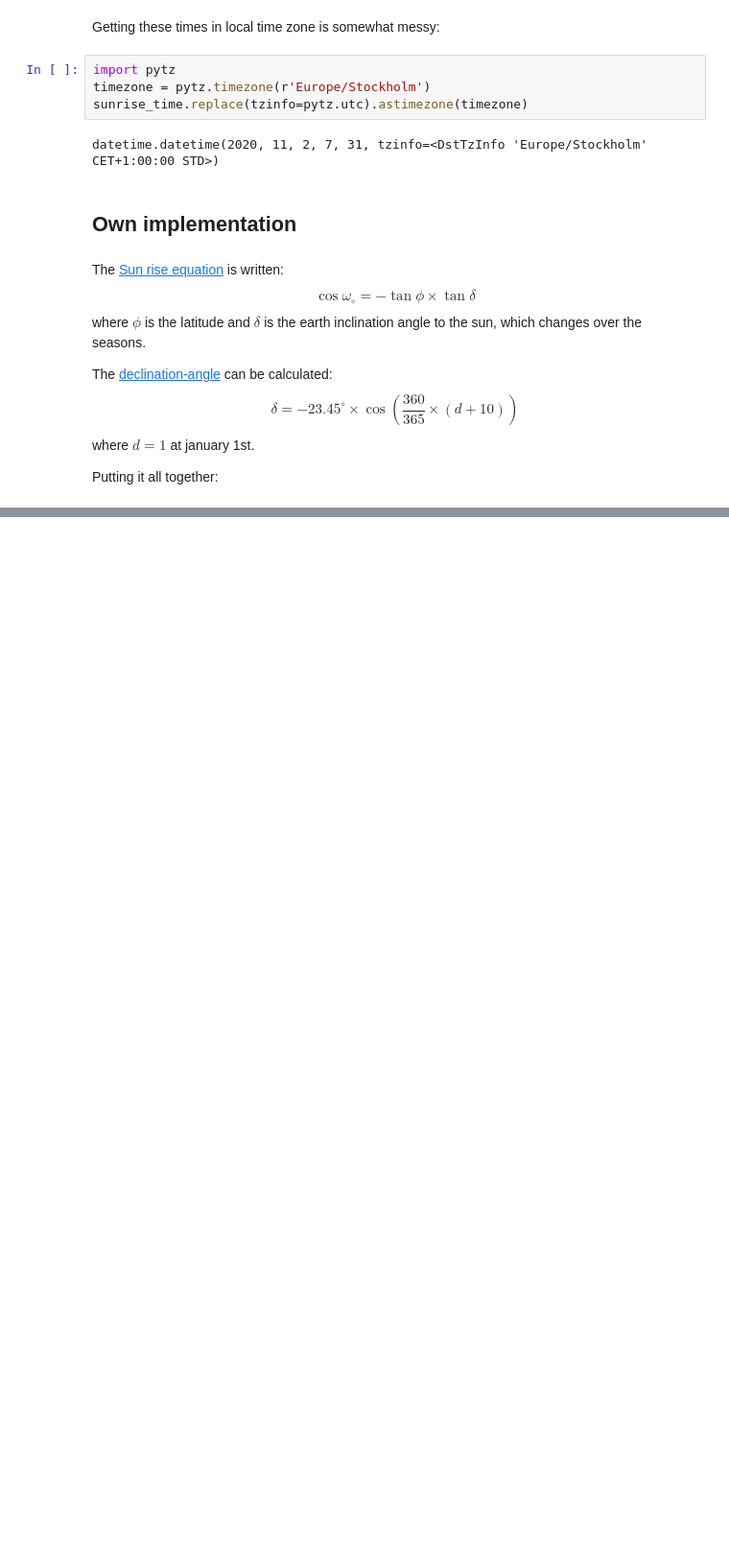
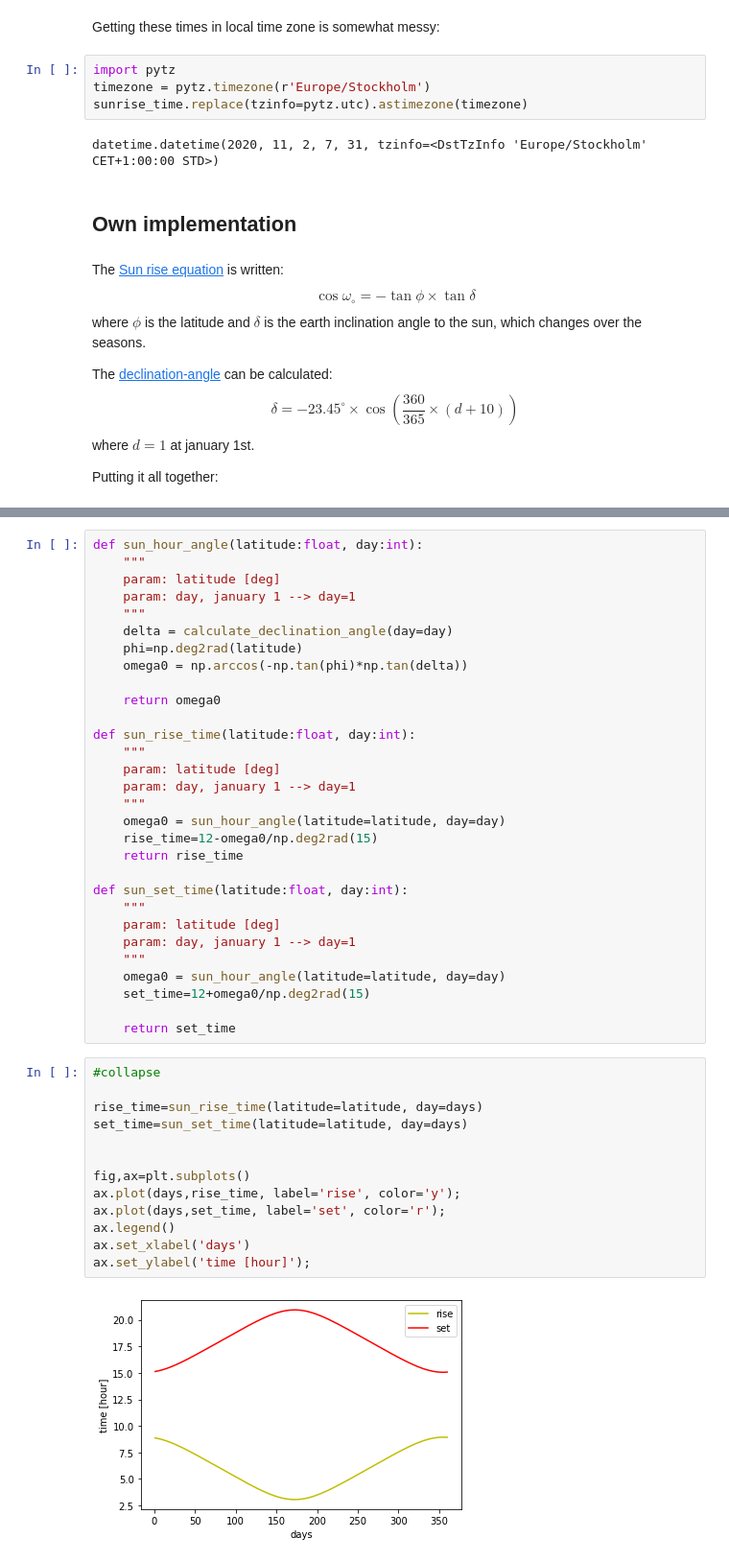
Before and after one commit to martinlarsalbert/feature_selection, a Jupyter notebook: _notebooks/2020-11-02_01_here_comes_the_sun.ipynb, the cells around one changed output, grey strips where cells are left out. Shown at 96% size. Cells and saved outputs as stored; diff of their text form; blank space fills up the shorter version.

```diff
--- a/_notebooks/2020-11-02_01_here_comes_the_sun.ipynb
+++ b/_notebooks/2020-11-02_01_here_comes_the_sun.ipynb
@@ -148,0 +134,45 @@ calculate_declination_angle(day=day)
+# %%
+def sun_hour_angle(latitude:float, day:int):
+    """
+    param: latitude [deg]
+    param: day, january 1 --> day=1
+    """
+    delta = calculate_declination_angle(day=day)
+    phi=np.deg2rad(latitude)
+    omega0 = np.arccos(-np.tan(phi)*np.tan(delta))
+
+    return omega0
+
+def sun_rise_time(latitude:float, day:int):
+    """
+    param: latitude [deg]
+    param: day, january 1 --> day=1
+    """
+    omega0 = sun_hour_angle(latitude=latitude, day=day)
+    rise_time=12-omega0/np.deg2rad(15)
+    return rise_time
+
+def sun_set_time(latitude:float, day:int):
+    """
+    param: latitude [deg]
+    param: day, january 1 --> day=1
+    """
+    omega0 = sun_hour_angle(latitude=latitude, day=day)
+    set_time=12+omega0/np.deg2rad(15)
+
+    return set_time
+# %%
+#collapse
+
+rise_time=sun_rise_time(latitude=latitude, day=days)
+set_time=sun_set_time(latitude=latitude, day=days)
+
+
+fig,ax=plt.subplots()
+ax.plot(days,rise_time, label='rise', color='y');
+ax.plot(days,set_time, label='set', color='r');
+ax.legend()
+ax.set_xlabel('days')
+ax.set_ylabel('time [hour]');
+# %% [output]
+[figure, added]
```
Also changed, not shown: parts of 21 cells of this notebook.
